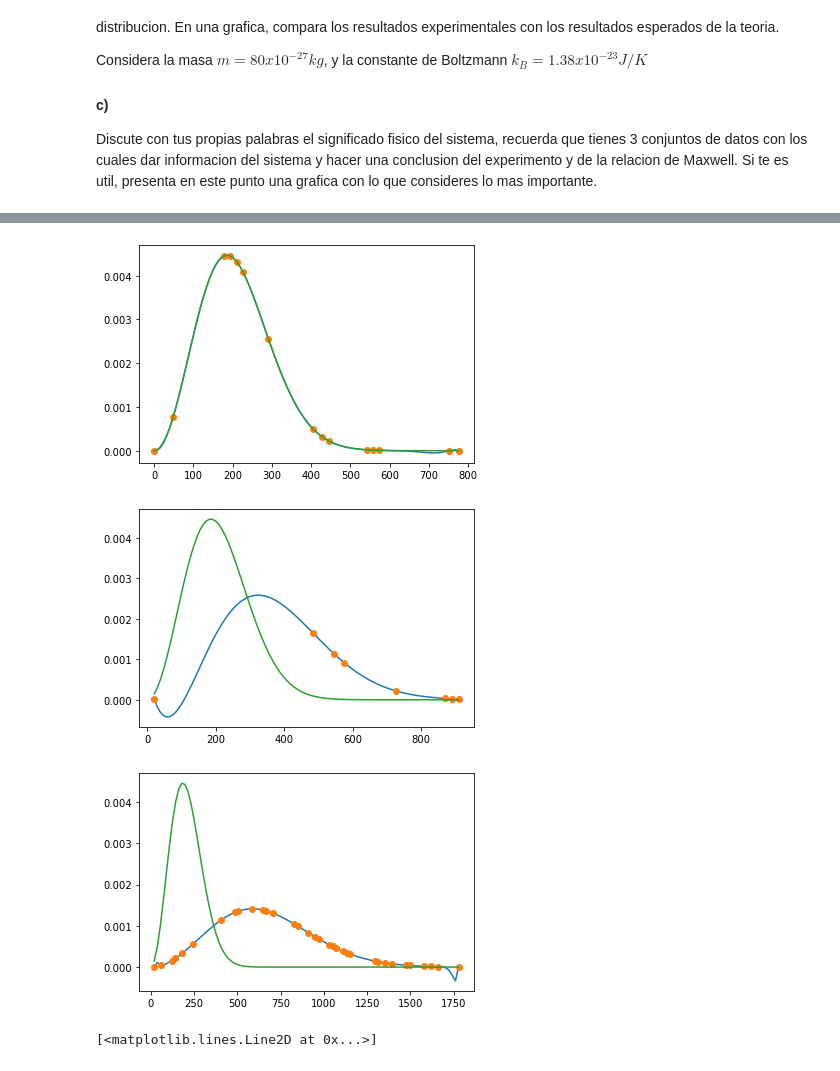
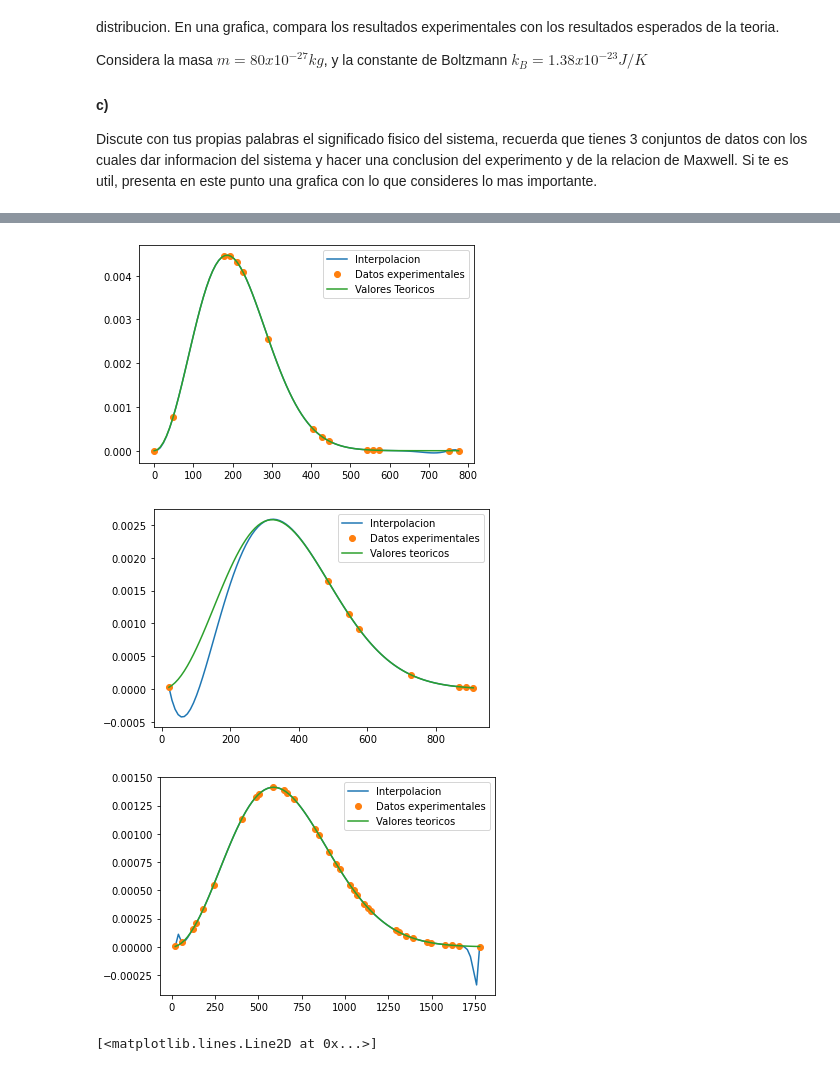
Before and after one commit to AndresAVargas/Fisica_Computacional, a Jupyter notebook: Practicas/Practica2_Interpolacion.ipynb, the cells around one changed output, grey strips where cells are left out. Saved outputs shown, nothing was run; the diff lists cells and outputs as text; code cells hidden in the pictures.

```diff
--- a/Practicas/Practica2_Interpolacion.ipynb
+++ b/Practicas/Practica2_Interpolacion.ipynb
@@ -120,26 +129,31 @@ k=1.38e-23
 T=100
 
 datosx= np.linspace(V1[0], V1[-1], 100)
-plt.plot(xr,inter_lagrange(xr,V1,P1))
-plt.plot(V1,P1,"o")
-plt.plot(datosx, Probabilidad(datosx))
+plt.plot(xr,inter_lagrange(xr,V1,P1), label="Interpolacion")
+plt.plot(V1,P1,"o", label="Datos experimentales")
+plt.plot(datosx, Probabilidad(datosx), label="Valores Teoricos")
+plt.legend()
 plt.show()
 # %% [output]
-[figure, old version]
+[figure, new version]
 # %%
+T=300
 datosy= np.linspace(V2[0], V2[-1], 100)
-plt.plot(yr,inter_lagrange(yr,V2,P2))
-plt.plot(V2,P2,"o")
-plt.plot(datosy, Probabilidad(datosy))
+plt.plot(yr,inter_lagrange(yr,V2,P2), label="Interpolacion")
+plt.plot(V2,P2,"o", label="Datos experimentales")
+plt.plot(datosy, Probabilidad(datosy), label="Valores teoricos")
+plt.legend()
 plt.show()
 # %% [output]
-[figure, old version]
+[figure, new version]
 # %%
+T=1000
 datosz= np.linspace(V3[0], V3[-1], 100)
-plt.plot(zr,inter_lagrange(zr,V3,P3))
-plt.plot(V3,P3,"o")
-plt.plot(datosz, Probabilidad(datosz))
+plt.plot(zr,inter_lagrange(zr,V3,P3), label="Interpolacion")
+plt.plot(V3,P3,"o", label="Datos experimentales")
+plt.plot(datosz, Probabilidad(datosz), label="Valores teoricos")
+plt.legend()
 plt.show()
 # %% [output]
-[figure, old version]
+[figure, new version]
 # %%
```
Also changed, not shown: parts of 7 cells of this notebook.
